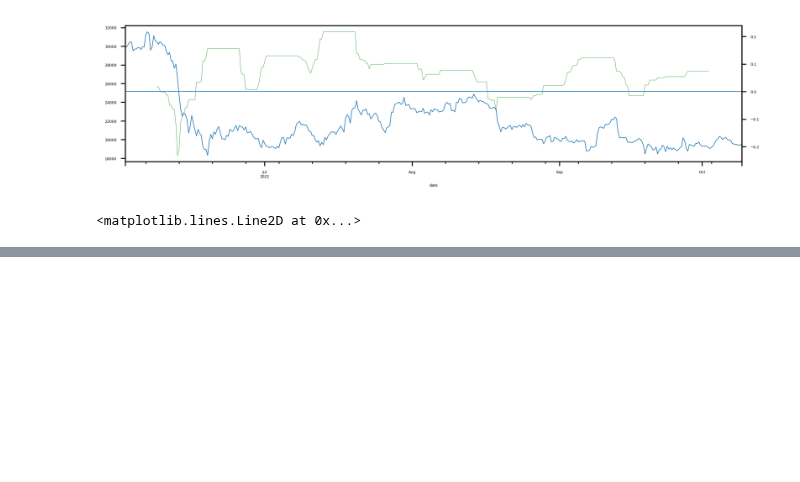
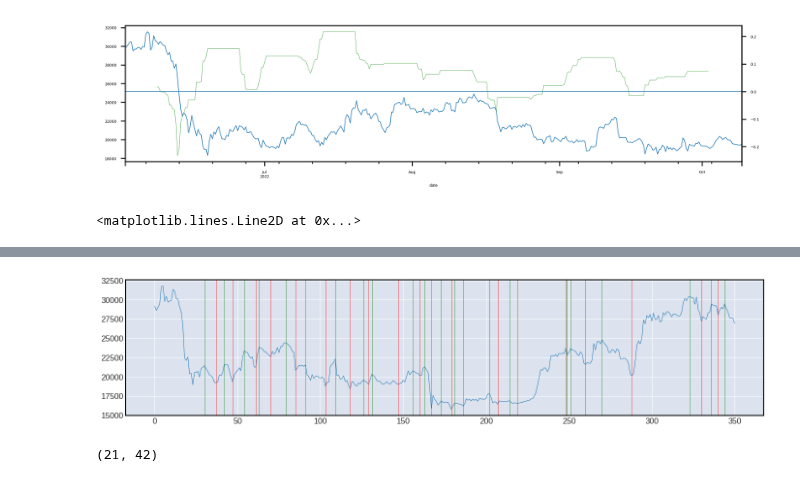
Before and after one commit to petarkabashki/pk-crypto-tools, a Jupyter notebook: MiniZinc/experiments.ipynb, the cells around one changed output, grey strips where cells are left out. Saved outputs shown, nothing was run; the diff lists cells and outputs as text; code cells hidden in the pictures; blank space fills up the shorter version.

```diff
--- a/MiniZinc/experiments.ipynb
+++ b/MiniZinc/experiments.ipynb
@@ -948,0 +1068,49 @@ ax2.axhline(0)
+# %%
+def runmodel(modelname, model_params):
+    with open(f'{modelname}-dzn.json', 'w+') as f: f.write(json.dumps(model_params, indent=4))
+    mzmodel = Model(f"./{modelname}.mzn")
+    gecode = Solver.lookup("gecode")
+    instance = Instance(gecode, mzmodel)
+
+    for k,v in model_params.items(): instance[k] = v
+    result = instance.solve()
+    return result;
+# %%
+from scipy.signal import *
+from minizinc import Instance, Model, Solver, Status
+
+import nest_asyncio
+nest_asyncio.apply()
+
+x = wdf.close.to_list()
+peaks, pk_props = find_peaks(x, width=3)
+pk_widths = peak_widths(x, peaks, rel_height=1)
+
+mser = wdf.close.astype(int).tolist()
+mpeaks = peaks.tolist()
+pk_max = int(wdf.iloc[peaks].close.max())
+
+model_params = {'mser': mser, 'mpeaks': mpeaks, 'pk_max': pk_max}
+mresult = runmodel('troughs-from-peaks', model_params)
+mtroughs = mresult['mtroughs']
+
+
+fig = mpf.figure(figsize=(17,8))
+ax1 = fig.add_subplot(2,1,1)
+
+troughs = np.array(mtroughs) - 1
+
+ax1.plot(x, lw=0.7)
+for p in peaks:
+    ax1.axvline(p, lw=0.5, c='g')
+for p in troughs:
+    ax1.axvline(p, lw=0.5, c='r')
+
+# plt.hlines(*pk_widths[1:], color="C3", lw=0.4)
+# %% [output]
+[figure, added]
+# %%
+mtroughs = sorted(pk_widths[2].astype(int).tolist() + pk_widths[3].astype(int).tolist())
+len(peaks), len(mtroughs)
+# %% [output]
+(21, 42)
```
Also changed, not shown: parts of 19 cells of this notebook, 7 other files.
